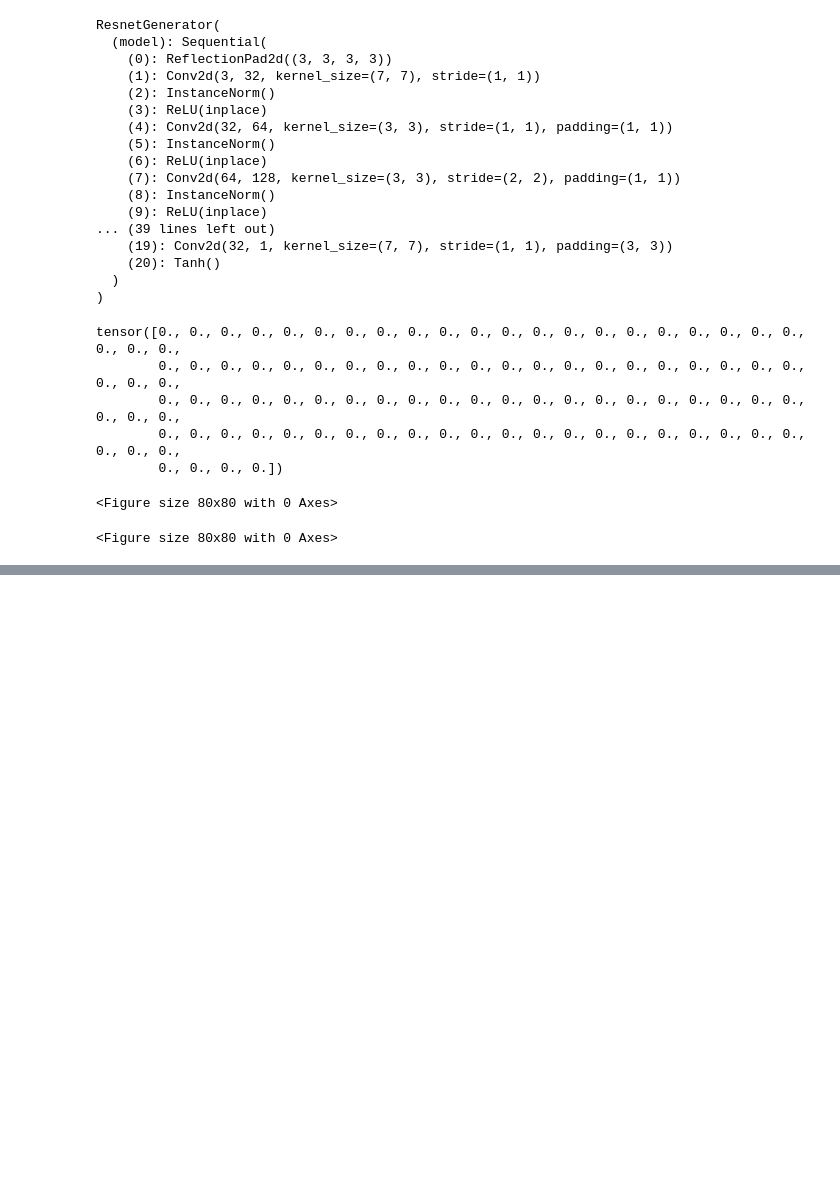
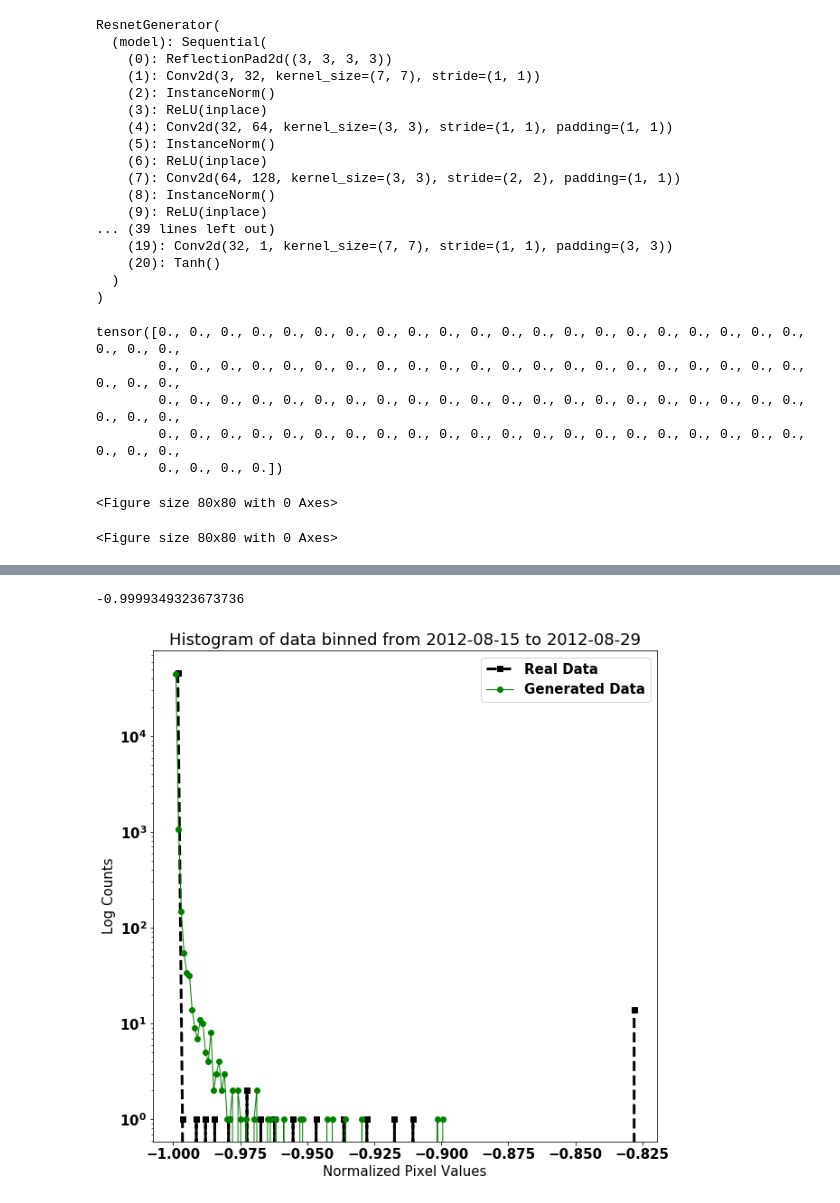
Before and after one commit to adrianalbert/domain-transfer-GAN, a Jupyter notebook: 2week.ipynb, the cells around one changed output, grey strips where cells are left out. Cells and saved outputs as stored; diff of their text form; code cells hidden in the pictures; blank space fills up the shorter version.

```diff
--- a/2week.ipynb
+++ b/2week.ipynb
@@ -229,0 +304,5 @@ plt.colorbar(ax)
+# %%
+real_hist, fake_hist = numpy_histograms(300, data_A, data_B, mask, 100)
+# %% [output]
+-0.9999349323673736
+[figure, added]
```
Also changed, not shown: parts of 14 cells of this notebook, 58 other files.
